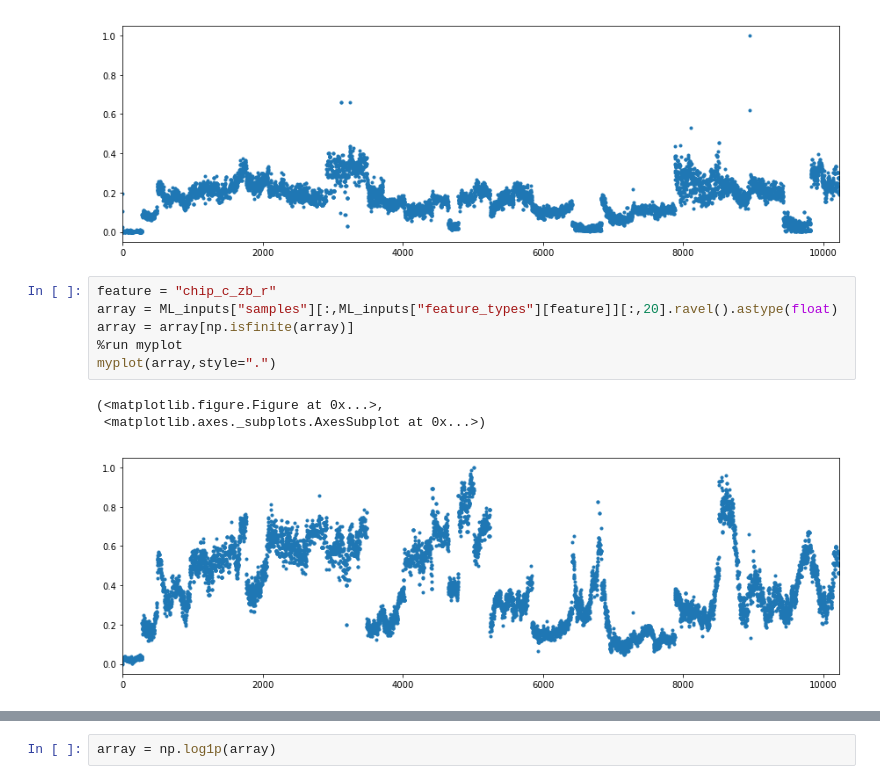
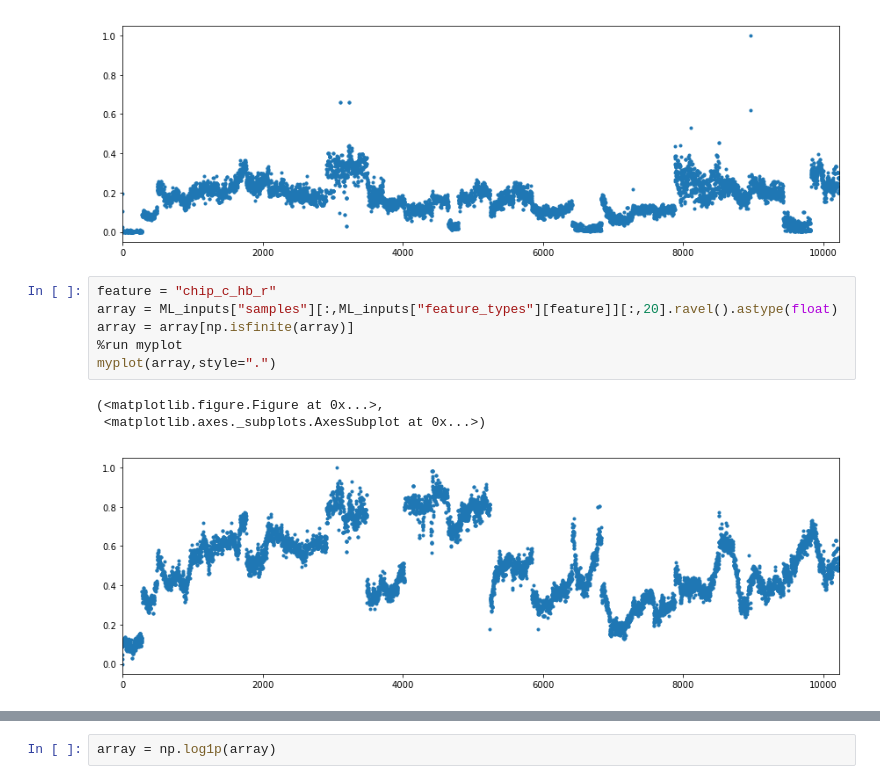
Before and after one commit to tiavlovskiegor24/CRG, a Jupyter notebook: HIV expression.ipynb, the cells around one changed output, grey strips where cells are left out. Saved outputs shown, nothing was run; the diff lists cells and outputs as text.

```diff
--- a/HIV expression.ipynb
+++ b/HIV expression.ipynb
@@ -81,12 +74,12 @@ myplot(array,style=".")
  <matplotlib.axes._subplots.AxesSubplot at 0x...>)
 [figure]
 # %%
-feature = "chip_c_zb_r"
+feature = "chip_c_hb_r"
 array = ML_inputs["samples"][:,ML_inputs["feature_types"][feature]][:,20].ravel().astype(float)
 array = array[np.isfinite(array)]
 %run myplot
 myplot(array,style=".")
 # %% [output]
 (<matplotlib.figure.Figure at 0x...>,
  <matplotlib.axes._subplots.AxesSubplot at 0x...>)
-[figure, old version]
+[figure, new version]
```
Also changed, not shown: parts of 19 cells of this notebook, 5 other files.
